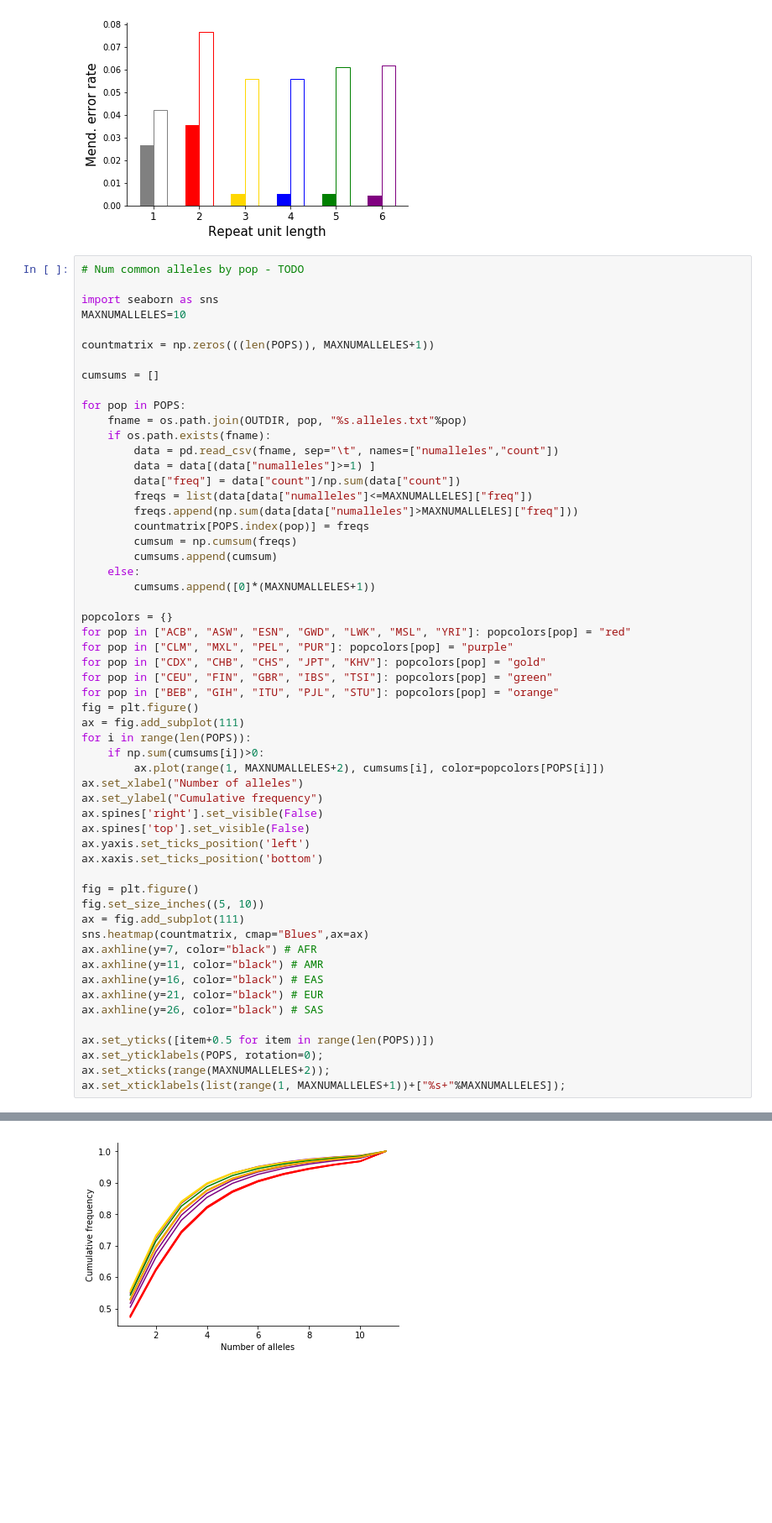
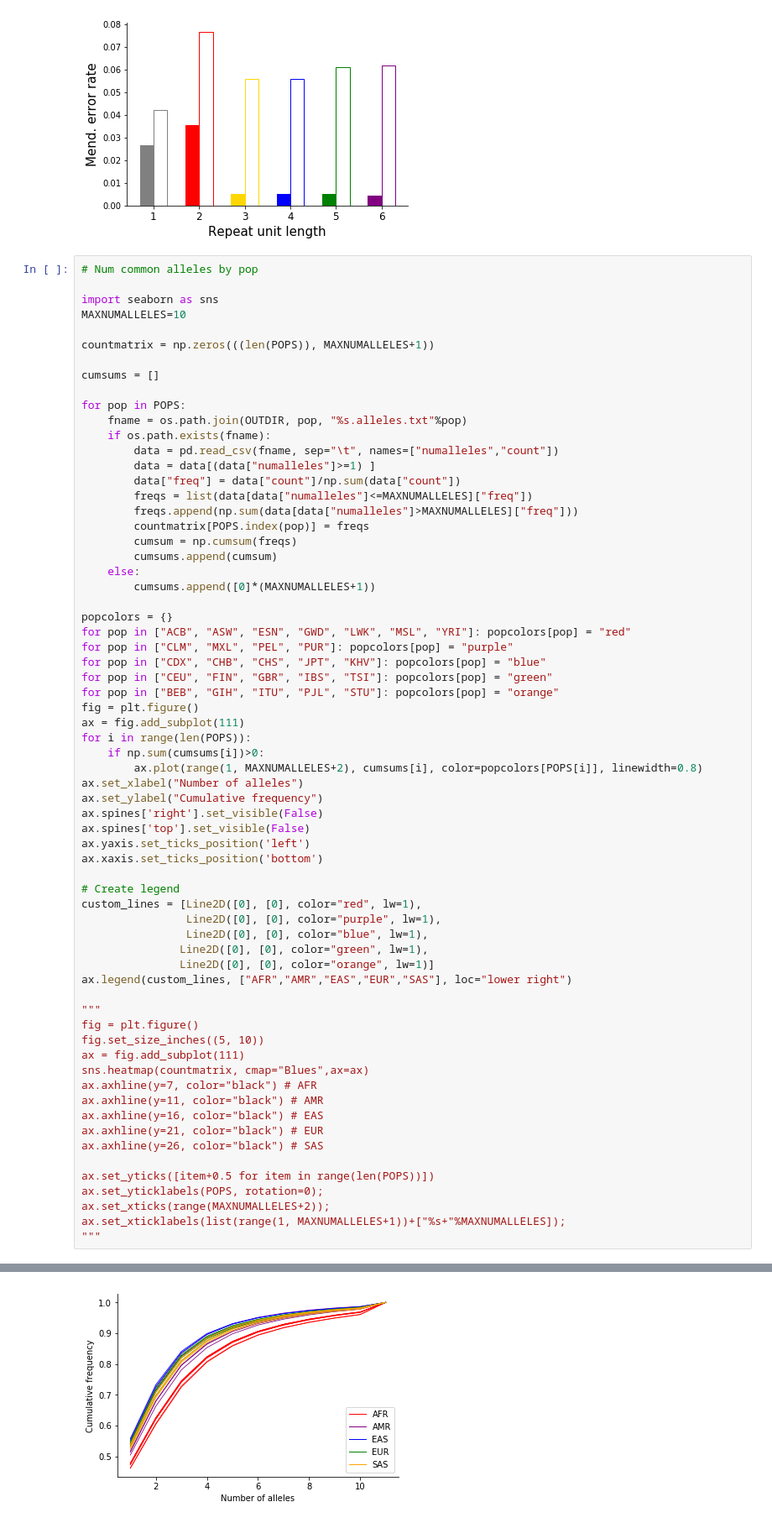
Before and after one commit to gymrek-lab/EnsembleTR, a Jupyter notebook: callset-qc/1000G_CallerQC_Figures.ipynb, the cells around one changed output, grey strips where cells are left out. Shown: that part at 84% size. Cells and saved outputs as stored; diff of their text form; blank space fills up the shorter version.

Commit message:
updating 1000g qc figures

```diff
--- a/callset-qc/1000G_CallerQC_Figures.ipynb
+++ b/callset-qc/1000G_CallerQC_Figures.ipynb
@@ -70,7 +72,7 @@ mend
 | 5 | 6 | 14129824 | 14068171 | 934447 | 61653 | 0.995637 | 0.938106 |
 [figure]
 # %%
-# Num common alleles by pop - TODO
+# Num common alleles by pop
 
 import seaborn as sns
 MAXNUMALLELES=10
@@ -96,14 +98,14 @@ for pop in POPS:
 popcolors = {}
 for pop in ["ACB", "ASW", "ESN", "GWD", "LWK", "MSL", "YRI"]: popcolors[pop] = "red"
 for pop in ["CLM", "MXL", "PEL", "PUR"]: popcolors[pop] = "purple"
-for pop in ["CDX", "CHB", "CHS", "JPT", "KHV"]: popcolors[pop] = "gold"
+for pop in ["CDX", "CHB", "CHS", "JPT", "KHV"]: popcolors[pop] = "blue"
 for pop in ["CEU", "FIN", "GBR", "IBS", "TSI"]: popcolors[pop] = "green"
 for pop in ["BEB", "GIH", "ITU", "PJL", "STU"]: popcolors[pop] = "orange"
 fig = plt.figure()
 ax = fig.add_subplot(111)
 for i in range(len(POPS)):
     if np.sum(cumsums[i])>0:
-        ax.plot(range(1, MAXNUMALLELES+2), cumsums[i], color=popcolors[POPS[i]])
+        ax.plot(range(1, MAXNUMALLELES+2), cumsums[i], color=popcolors[POPS[i]], linewidth=0.8)
 ax.set_xlabel("Number of alleles")
 ax.set_ylabel("Cumulative frequency")
 ax.spines['right'].set_visible(False)
@@ -111,6 +113,15 @@ ax.spines['top'].set_visible(False)
 ax.yaxis.set_ticks_position('left')
 ax.xaxis.set_ticks_position('bottom')
 
+# Create legend
+custom_lines = [Line2D([0], [0], color="red", lw=1),
+                Line2D([0], [0], color="purple", lw=1),
+                Line2D([0], [0], color="blue", lw=1),
+               Line2D([0], [0], color="green", lw=1),
+               Line2D([0], [0], color="orange", lw=1)]
+ax.legend(custom_lines, ["AFR","AMR","EAS","EUR","SAS"], loc="lower right")
+
+"""
 fig = plt.figure()
 fig.set_size_inches((5, 10))
 ax = fig.add_subplot(111)
@@ -125,4 +136,5 @@ ax.set_yticks([item+0.5 for item in range(len(POPS))])
 ax.set_yticklabels(POPS, rotation=0);
 ax.set_xticks(range(MAXNUMALLELES+2));
 ax.set_xticklabels(list(range(1, MAXNUMALLELES+1))+["%s+"%MAXNUMALLELES]);
+"""
 # %% [output]
@@ -129 +142 @@ ax.set_xticklabels(list(range(1, MAXNUMALLELES+1))+["%s+"%MAXNUMALLELES]);
-[figure, old version]
+[figure, new version]
```
Also changed, not shown: parts of 3 cells of this notebook, 1 other file.
